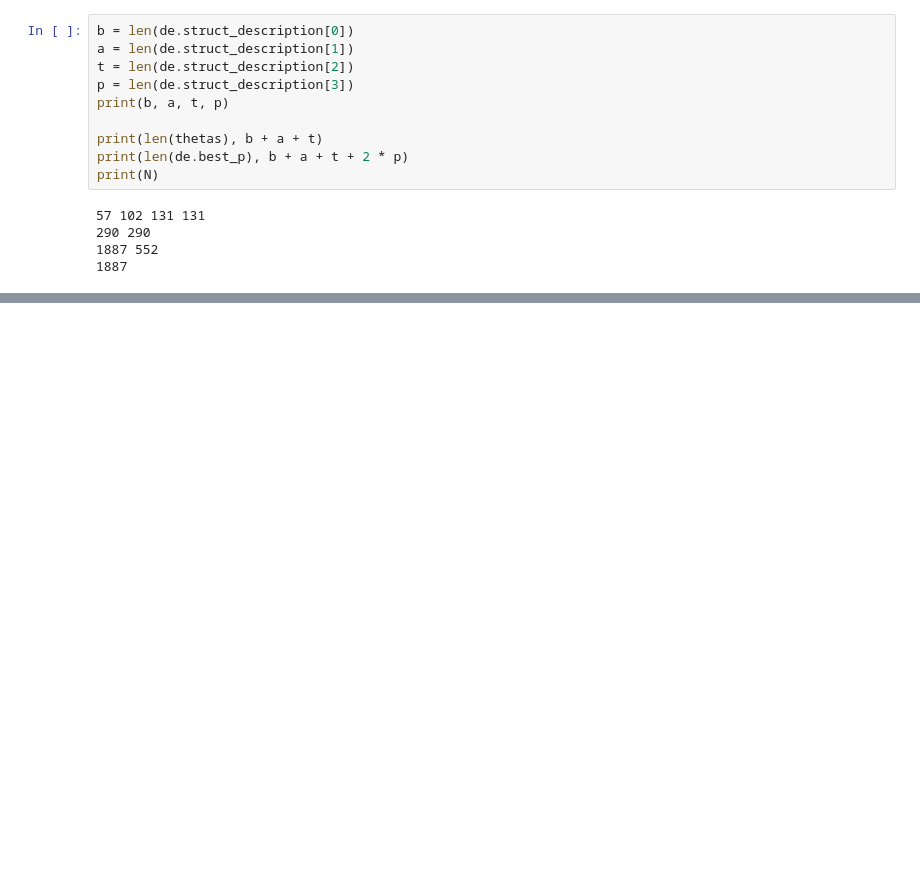
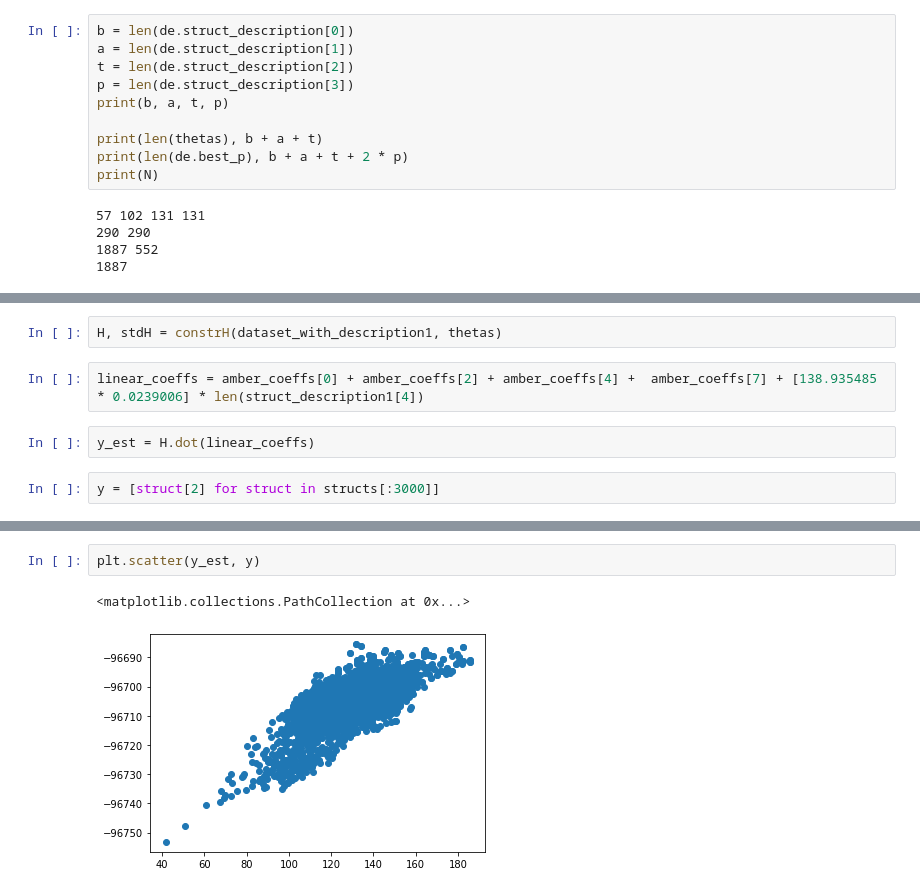
Before and after one commit to xomaiya/LRR_DE, a Jupyter notebook: LRR_DE.ipynb, the cells around one changed output, grey strips where cells are left out. Saved outputs shown, nothing was run; the diff lists cells and outputs as text; blank space fills up the shorter version.

```diff
--- a/LRR_DE.ipynb
+++ b/LRR_DE.ipynb
@@ -114,0 +160,8 @@ print(N)
+# %%
+H, stdH = constrH(dataset_with_description1, thetas)
+# %%
+linear_coeffs = amber_coeffs[0] + amber_coeffs[2] + amber_coeffs[4] +  amber_coeffs[7] + [138.935485 * 0.0239006] * len(struct_description1[4])
+# %%
+y_est = H.dot(linear_coeffs)
+# %%
+y = [struct[2] for struct in structs[:3000]]
@@ -114,0 +190,5 @@ print(N)
+# %%
+plt.scatter(y_est, y)
+# %% [output]
+<matplotlib.collections.PathCollection at 0x...>
+[figure, added]
```
Also changed, not shown: parts of 18 cells of this notebook, 4 other files.
